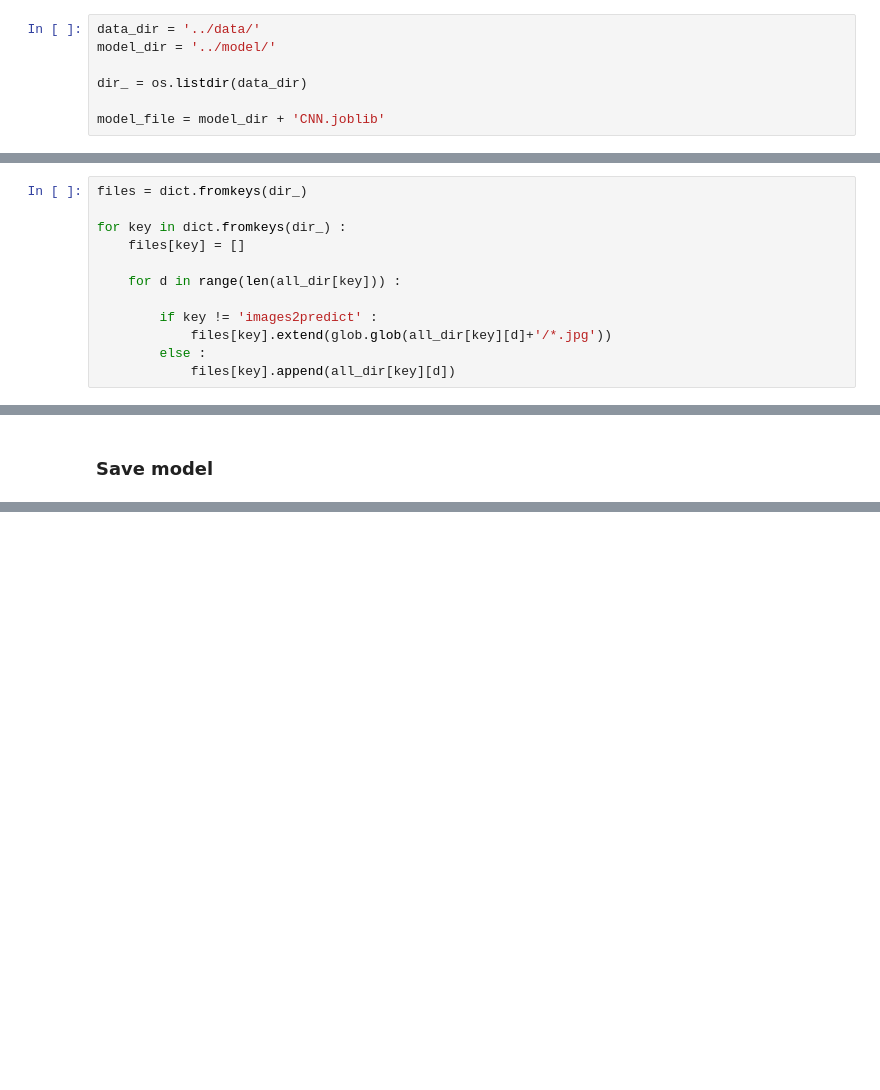
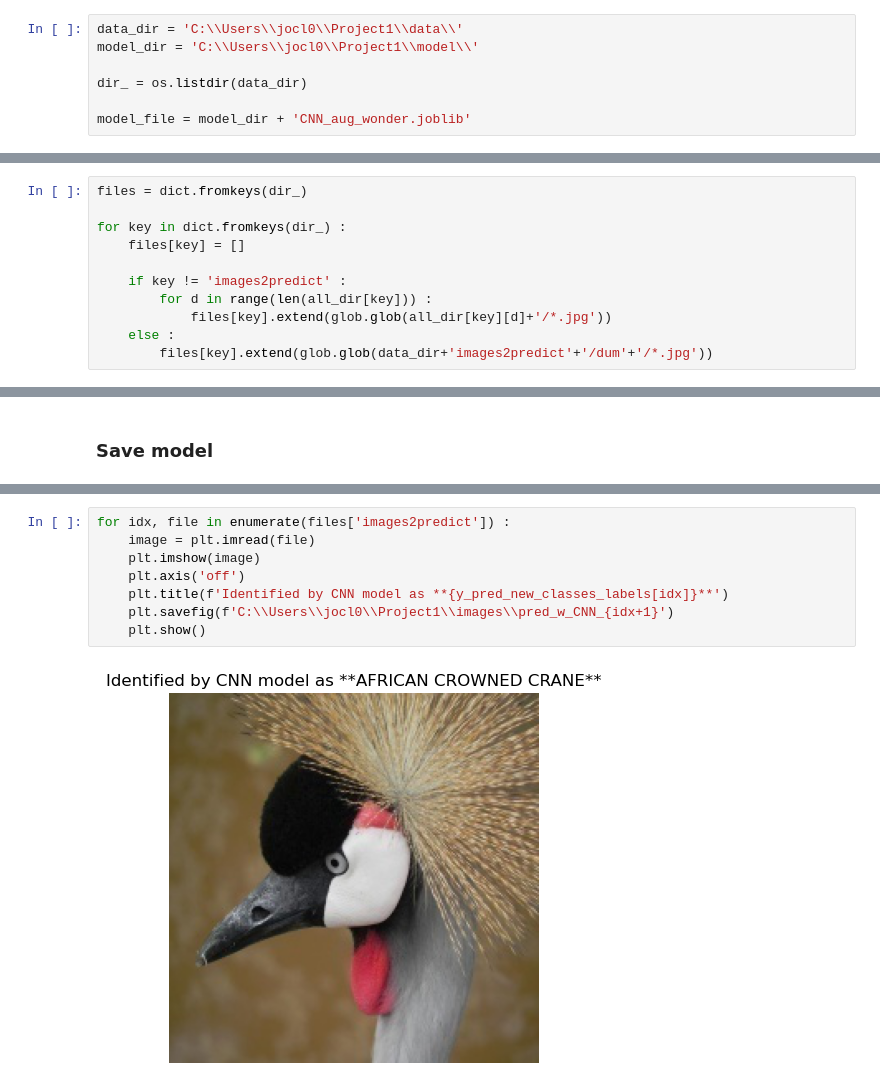
Before and after one commit to ABF-QC/Module3_Project1, a Jupyter notebook: notebook/CNN.ipynb, the cells around one changed output, grey strips where cells are left out. Drawn from its saved outputs; the diff is of its cells as text; blank space fills up the shorter version.

```diff
--- a/notebook/CNN.ipynb
+++ b/notebook/CNN.ipynb
@@ -22,12 +26,12 @@ import joblib
 # %% [markdown]
 ### Defining files' path
 # %%
-data_dir = '../data/'
-model_dir = '../model/'
+data_dir = 'C:\\Users\\jocl0\\Project1\\data\\'
+model_dir = 'C:\\Users\\jocl0\\Project1\\model\\'
 
 dir_ = os.listdir(data_dir)
 
-model_file = model_dir + 'CNN.joblib'
+model_file = model_dir + 'CNN_aug_wonder.joblib'
 # %%
 dir_
 # %% [output]
@@ -47,11 +51,10 @@ files = dict.fromkeys(dir_)
 for key in dict.fromkeys(dir_) :
     files[key] = []
 
-    for d in range(len(all_dir[key])) :
-
-        if key != 'images2predict' :
+    if key != 'images2predict' :
+        for d in range(len(all_dir[key])) :
             files[key].extend(glob.glob(all_dir[key][d]+'/*.jpg'))
-        else :
-            files[key].append(all_dir[key][d])
+    else :
+        files[key].extend(glob.glob(data_dir+'images2predict'+'/dum'+'/*.jpg'))
 # %% [markdown]
 ### Investigate dataset resolution distribution
@@ -298,0 +464,10 @@ NameError: name 'scaler' is not defined
+# %%
+for idx, file in enumerate(files['images2predict']) :
+    image = plt.imread(file)
+    plt.imshow(image)
+    plt.axis('off')
+    plt.title(f'Identified by CNN model as **{y_pred_new_classes_labels[idx]}**')
+    plt.savefig(f'C:\\Users\\jocl0\\Project1\\images\\pred_w_CNN_{idx+1}')
+    plt.show()
+# %% [output]
+[figure, added]
```
Also changed, not shown: parts of 33 cells of this notebook, 1 other file.
